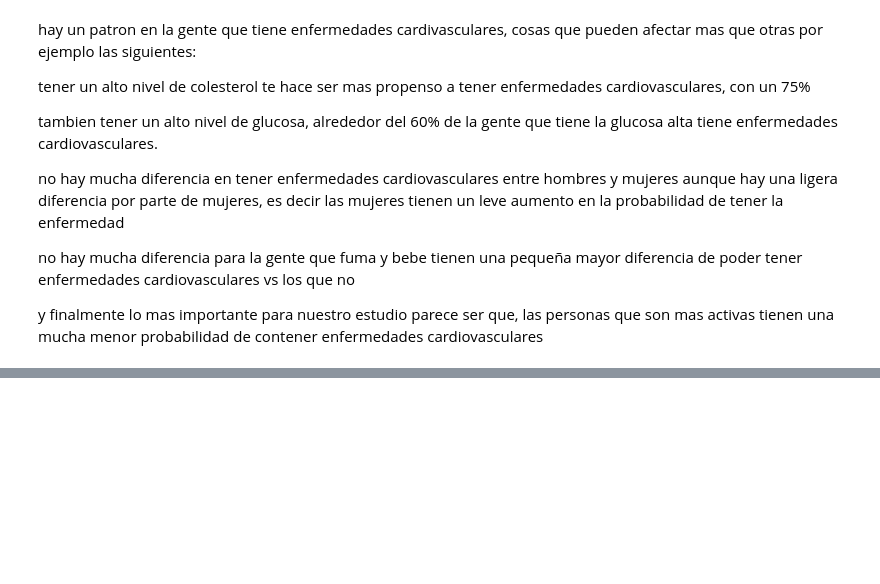
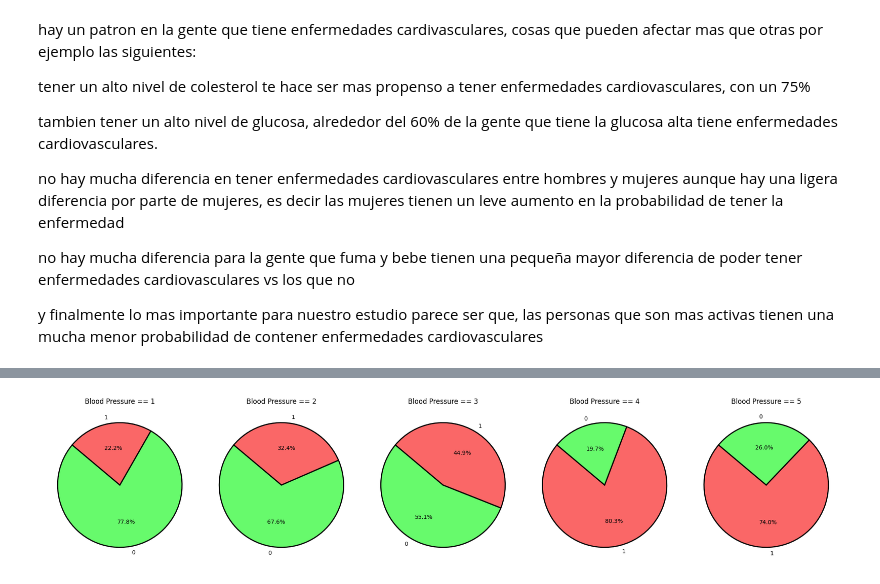
Before and after one commit to caroldvarela/ETL-1, a Jupyter notebook: notebooks/002_EDA.ipynb, the cells around one changed output, grey strips where cells are left out. Saved outputs shown, nothing was run; the diff lists cells and outputs as text; code cells hidden in the pictures; blank space fills up the shorter version.

```diff
--- a/notebooks/002_EDA.ipynb
+++ b/notebooks/002_EDA.ipynb
@@ -177,0 +241,20 @@ y finalmente lo mas importante para nuestro estudio parece ser que, las personas
+# %%
+def classify_blood_pressure(row):
+    if row['ap_hi'] < 120 and row['ap_lo'] < 80:
+        return 1  # NORMAL
+    elif 120 <= row['ap_hi'] <= 129 and row['ap_lo'] < 80:
+        return 2  # ELEVATED
+    elif (130 <= row['ap_hi'] <= 139) or (80 <= row['ap_lo'] <= 89):
+        return 3  # HIGH BLOOD PRESSURE STAGE 1
+    elif (140 <= row['ap_hi'] <= 180) or ( 90 <= row['ap_lo'] <= 120):
+        return 4  # HIGH BLOOD PRESSURE STAGE 2
+    elif row['ap_hi'] > 180 or row['ap_lo'] > 120:
+        return 5  # HYPERTENSIVE CRISIS
+    else:
+        return None
+
+df['blood_pressure'] = df.apply(classify_blood_pressure, axis=1)
+
+print(df['blood_pressure'].value_counts())
+
+df
@@ -177,0 +282,19 @@ y finalmente lo mas importante para nuestro estudio parece ser que, las personas
+# %%
+ordered_categories = [1, 2, 3, 4, 5]
+
+fig, axes = plt.subplots(nrows=1, ncols=len(ordered_categories), figsize=(20, 6))
+
+for i, bp in enumerate(ordered_categories):
+    df_filtered = df[df['blood_pressure'] == bp]
+    cardio_counts = df_filtered['cardio'].value_counts()
+
+    colors = ['#67fa6c' if x == 0 else '#fa6767' for x in cardio_counts.index]
+    wedgeprops = {'edgecolor': 'black', 'linewidth': 2}
+
+    axes[i].pie(cardio_counts, labels=cardio_counts.index, autopct='%1.1f%%', startangle=140, colors=colors, wedgeprops=wedgeprops)
+    axes[i].set_title(f'Blood Pressure == {bp}')
+
+plt.tight_layout()
+plt.show()
+# %% [output]
+[figure, added]
```
Also changed, not shown: parts of 7 cells of this notebook, 1 other file.
